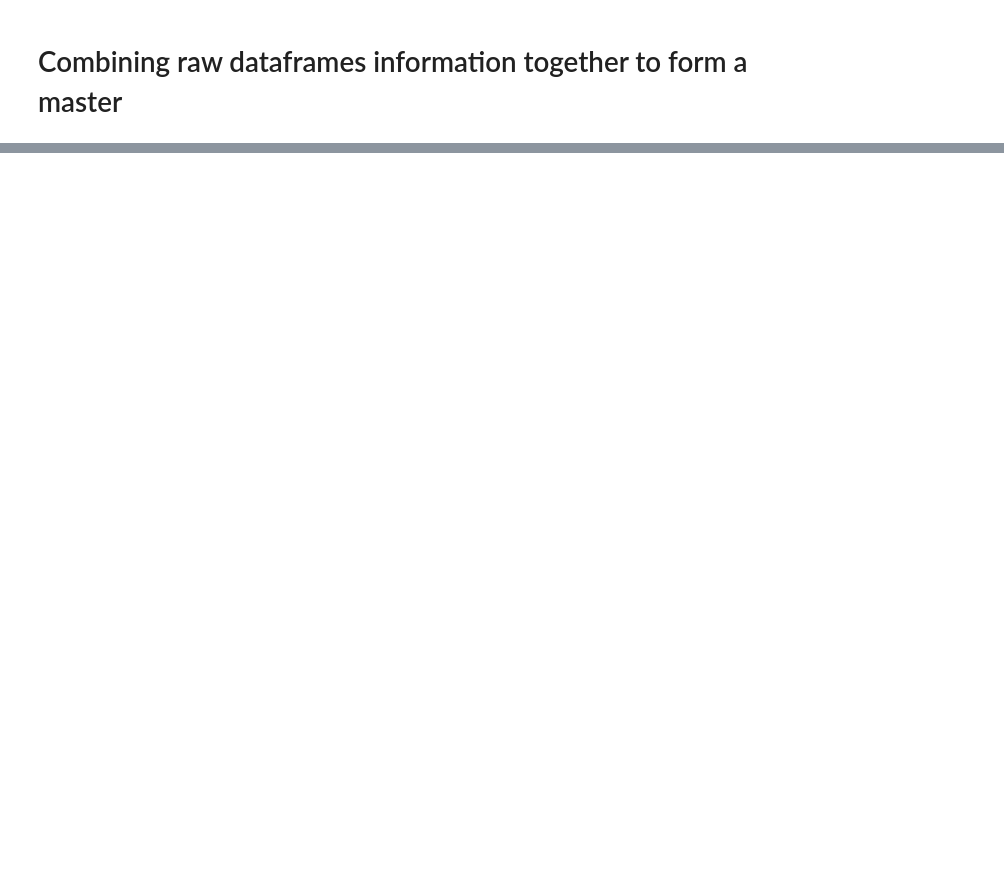
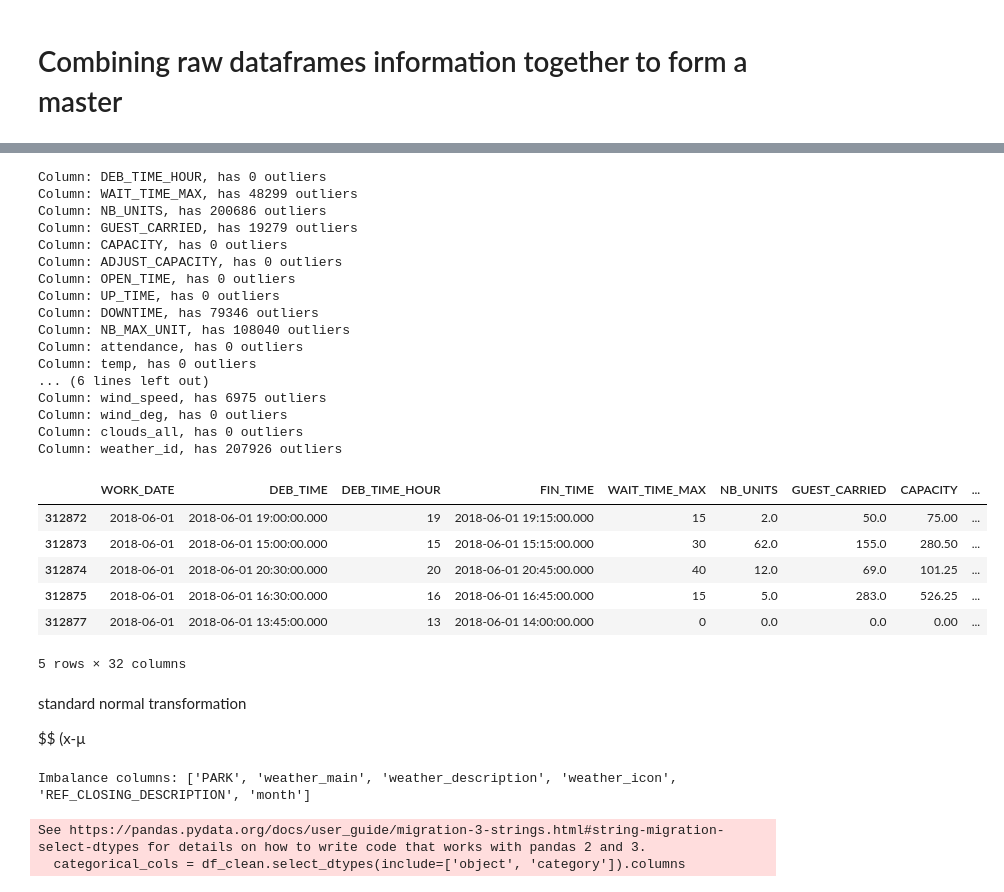
Before and after one commit to spenceypantsy1/disneyland-queue-times, a Jupyter notebook: notebooks/feature_engineering.ipynb, the cells around one changed output, grey strips where cells are left out. Cells and saved outputs as stored; diff of their text form; code cells hidden in the pictures; blank space fills up the shorter version.

```diff
--- a/notebooks/feature_engineering.ipynb
+++ b/notebooks/feature_engineering.ipynb
@@ -90,0 +144,80 @@ master_merged_4.drop(columns = ['WORK_DATE', 'ENTITY_DESCRIPTION_SHORT'], inplac
+# %%
+"""
+filtering out extreme outliers for numerical features by
+removing any data points outside of 3*IQR for each numerical column
+"""
+df_clean= df.copy()
+
+#get the numerical columns
+numerical_cols = df_clean.select_dtypes(include=['number']).columns
+
+for col in numerical_cols:
+    Q1  = df_clean[col].quantile(0.25)
+    Q3  = df_clean[col].quantile(0.75)
+    IQR = Q3 - Q1
+
+    lower_bound = Q1 - 3*IQR
+    upper_bound = Q3 + 3*IQR
+
+    #count outliers before removal
+    outlier_count = len(df_clean[(df_clean[col] < lower_bound) | (df_clean[col] > upper_bound)])
+    print(f"Column: {col}, has {outlier_count} outliers")
+
+    #remove the outliers
+    df_clean = df_clean[(df_clean[col] >= lower_bound) & (df_clean[col] <= upper_bound)]
+display(df_clean.head())
+# %% [output]
+Column: DEB_TIME_HOUR, has 0 outliers
+Column: WAIT_TIME_MAX, has 48299 outliers
+Column: NB_UNITS, has 200686 outliers
+Column: GUEST_CARRIED, has 19279 outliers
+Column: CAPACITY, has 0 outliers
+Column: ADJUST_CAPACITY, has 0 outliers
+Column: OPEN_TIME, has 0 outliers
+Column: UP_TIME, has 0 outliers
+Column: DOWNTIME, has 79346 outliers
+Column: NB_MAX_UNIT, has 108040 outliers
+Column: attendance, has 0 outliers
+Column: temp, has 0 outliers
+... (6 lines left out)
+Column: wind_speed, has 6975 outliers
+Column: wind_deg, has 0 outliers
+Column: clouds_all, has 0 outliers
+Column: weather_id, has 207926 outliers
+|  | WORK_DATE | DEB_TIME | DEB_TIME_HOUR | FIN_TIME | WAIT_TIME_MAX | NB_UNITS | GUEST_CARRIED | CAPACITY | ... |
+| 312872 | 2018-06-01 | 2018-06-01 19:00:00.000 | 19 | 2018-06-01 19:15:00.000 | 15 | 2.0 | 50.0 | 75.00 | ... |
+| 312873 | 2018-06-01 | 2018-06-01 15:00:00.000 | 15 | 2018-06-01 15:15:00.000 | 30 | 62.0 | 155.0 | 280.50 | ... |
+| 312874 | 2018-06-01 | 2018-06-01 20:30:00.000 | 20 | 2018-06-01 20:45:00.000 | 40 | 12.0 | 69.0 | 101.25 | ... |
+| 312875 | 2018-06-01 | 2018-06-01 16:30:00.000 | 16 | 2018-06-01 16:45:00.000 | 15 | 5.0 | 283.0 | 526.25 | ... |
+| 312877 | 2018-06-01 | 2018-06-01 13:45:00.000 | 13 | 2018-06-01 14:00:00.000 | 0 | 0.0 | 0.0 | 0.00 | ... |
+5 rows × 32 columns
+# %% [markdown]
+standard normal transformation
+
+$$ (x-µ
+# %%
+#finding imbalance categories
+
+#converting dateetime strings into datetime dtype
+df_clean['DEB_TIME']= pd.to_datetime(df_clean['DEB_TIME'])
+df_clean['FIN_TIME']= pd.to_datetime(df_clean['FIN_TIME'])
+
+categorical_cols = df_clean.select_dtypes(include=['object', 'category']).columns
+
+imbalance_cols = []
+
+for col in categorical_cols:
+    value_counts = df_clean[col].value_counts()
+    percentages = value_counts / len(df_clean) * 100
+
+    #check highest occuring category and lowest occurring category to find imbalance ratio
+    imbalance_ration =  (percentages.max()-percentages.min())
+
+    #check if imbalance ratio is 5 > times
+    if imbalance_ration > 5:
+        imbalance_cols.append(col)
+print(f"Imbalance columns: {imbalance_cols}")
+# %% [output]
+Imbalance columns: ['PARK', 'weather_main', 'weather_description', 'weather_icon', 'REF_CLOSING_DESCRIPTION', 'month']
+See https://pandas.pydata.org/docs/user_guide/migration-3-strings.html#string-migration-select-dtypes for details on how to write code that works with pandas 2 and 3.
+  categorical_cols = df_clean.select_dtypes(include=['object', 'category']).columns
```
Also changed, not shown: parts of 14 cells of this notebook.
